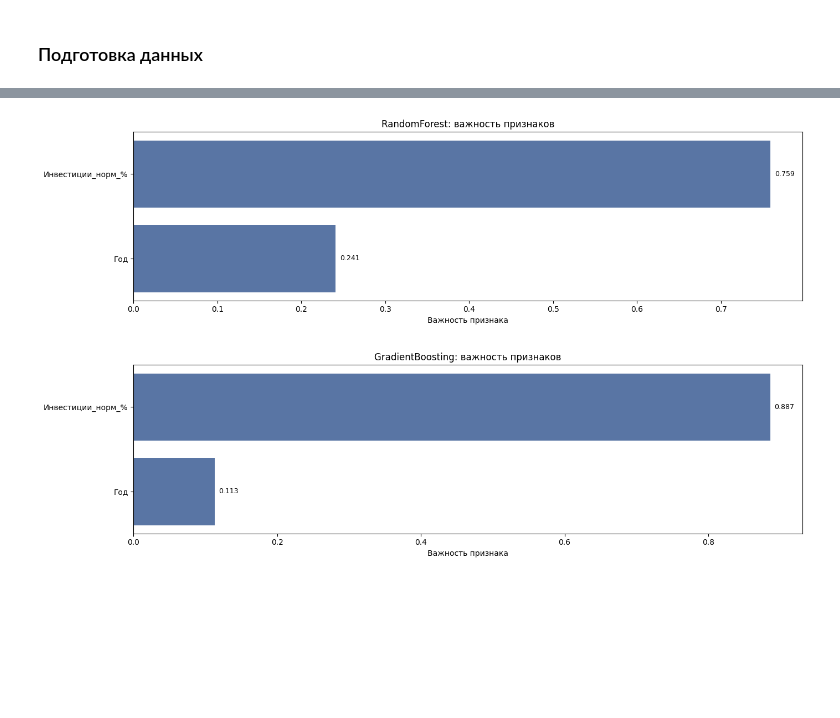
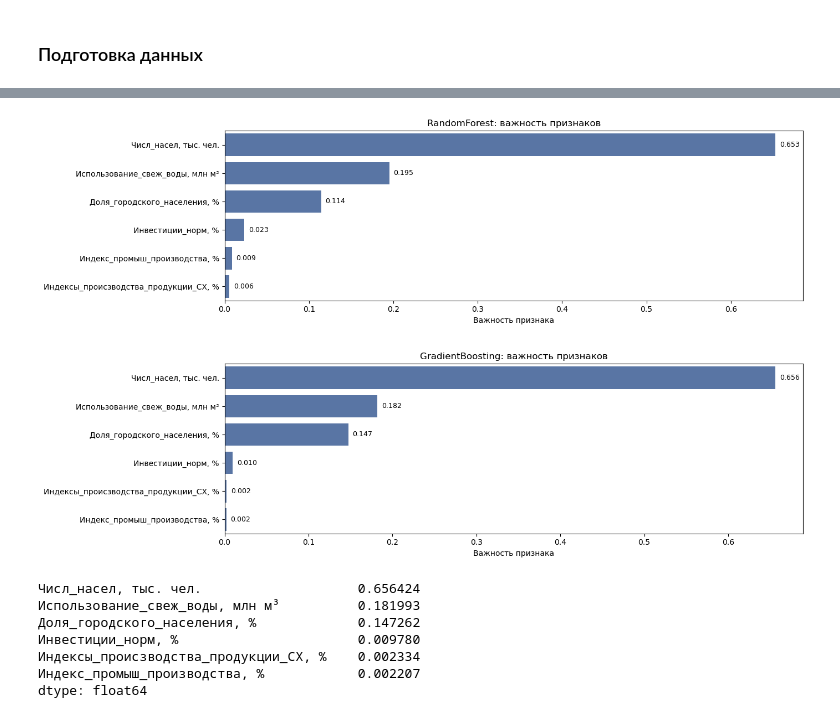
Before and after one commit to fastnets/Environmental-monitoring-of-water-resources, a Jupyter notebook: analysis/analysis_2_2.ipynb, the cells around one changed output, grey strips where cells are left out. Saved outputs shown, nothing was run; the diff lists cells and outputs as text; code cells hidden in the pictures; blank space fills up the shorter version.

Commit message:
Add visualizations

```diff
--- a/analysis/analysis_2_2.ipynb
+++ b/analysis/analysis_2_2.ipynb
@@ -711,7 +717,7 @@ from sklearn.preprocessing import StandardScaler
 # базовые признаки
 features1 = [
     "Инвестиции_норм_%",
-    "Год",
+    # "Год",
 ]
 
 features2 = [
@@ -721,13 +727,13 @@ features2 = [
     "Доля_городского_населения_%",
     "Числ_насел",
     "Использование_свеж_воды_млн_м3",
-    "Год",
+    # "Год",
 ]
 
 target = "Объем_сточных_вод_млн_м3"
 
 
-X = df[features1].copy()
+X = df[features2].copy()
 y = df[target].values
 
 X_train, X_test, y_train, y_test = train_test_split(
@@ -815,21 +829,40 @@ GradientBoosting: важность признаков
 # %%
 def plot_importances(model, X, title):
     imp = pd.Series(model.feature_importances_, index=X.columns).sort_values(ascending=False)
     plt.figure(figsize=(14, 4))
     ax = sns.barplot(x=imp.values, y=imp.index, color="#4C72B0")
 
     for i, v in enumerate(imp.values):
         ax.text(v + 0.005, i, f"{v:.3f}", va="center", fontsize=9)
 
     plt.xlabel("Важность признака")
     plt.ylabel("")
     plt.title(title)
     plt.tight_layout()
     plt.show()
     return imp
 
-imp_rf = plot_importances(rf, X_train, "RandomForest: важность признаков")
-imp_gbr = plot_importances(gbr, X_train, "GradientBoosting: важность признаков")
+X_train_renamed = X_train.copy()
+
+X_train_renamed = X_train_renamed.rename(columns={
+    "Числ_насел": "Числ_насел, тыс. чел.",
+    "Использование_свеж_воды_млн_м3": "Использование_свеж_воды, млн м³",
+    "Доля_городского_населения_%": "Доля_городского_населения, %",
+    "Инвестиции_норм_%": "Инвестиции_норм, %",
+    "Индекс_промыш_производства_%": "Индекс_промыш_производства, %",
+    "Индексы_производства_продукции_СХ_%": "Индексы_происзводства_продукции_СХ, %"
+})
+
+
+plot_importances(rf, X_train_renamed, "RandomForest: важность признаков")
+plot_importances(gbr, X_train_renamed, "GradientBoosting: важность признаков")
 # %% [output]
-[figure, old version]
+[figure, new version]
-[figure, old version]
+[figure, new version]
+Числ_насел, тыс. чел.                    0.656424
+Использование_свеж_воды, млн м³          0.181993
+Доля_городского_населения, %             0.147262
+Инвестиции_норм, %                       0.009780
+Индексы_происзводства_продукции_СХ, %    0.002334
+Индекс_промыш_производства, %            0.002207
+dtype: float64
```
Also changed, not shown: parts of 23 cells of this notebook, 16 other files.
